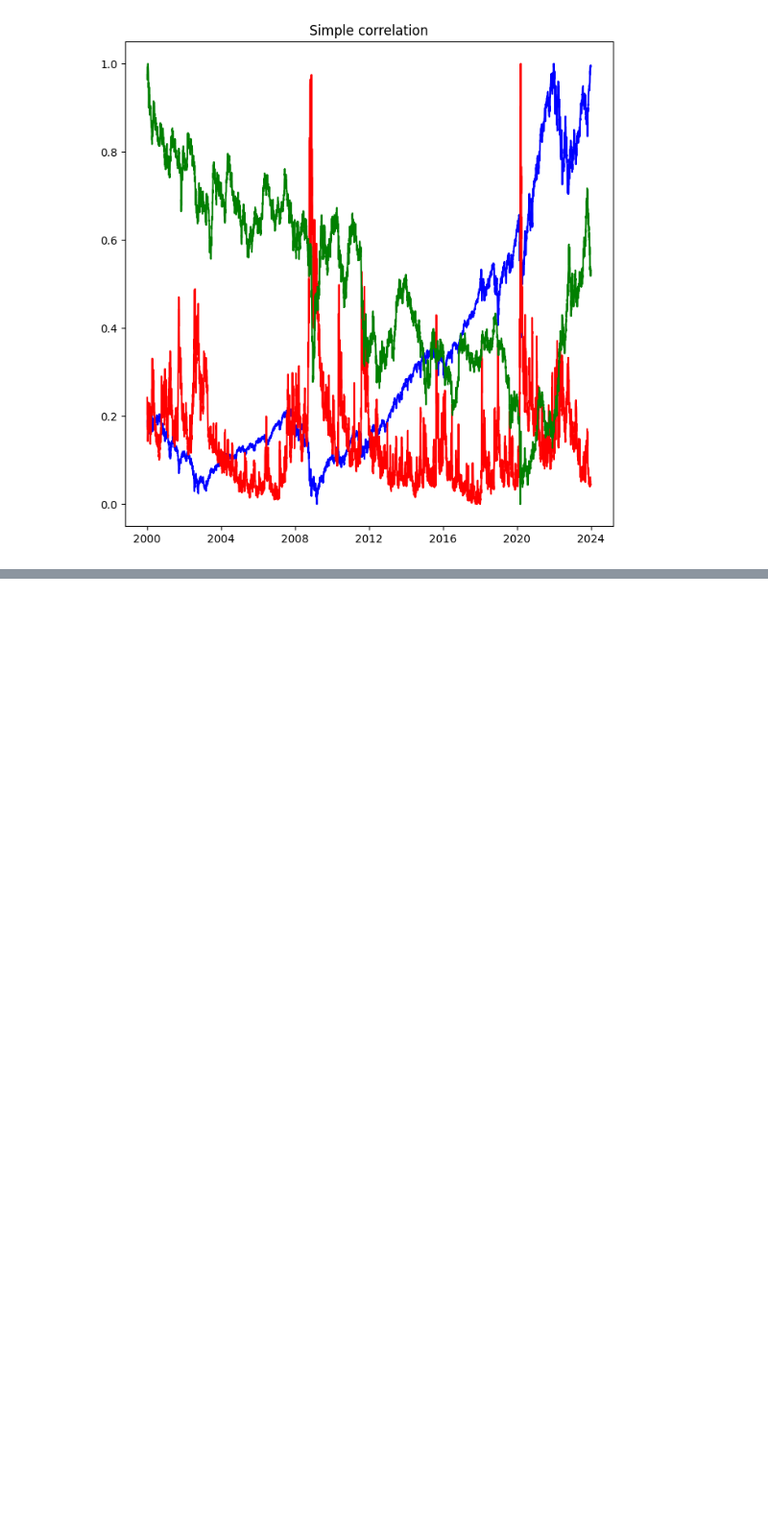
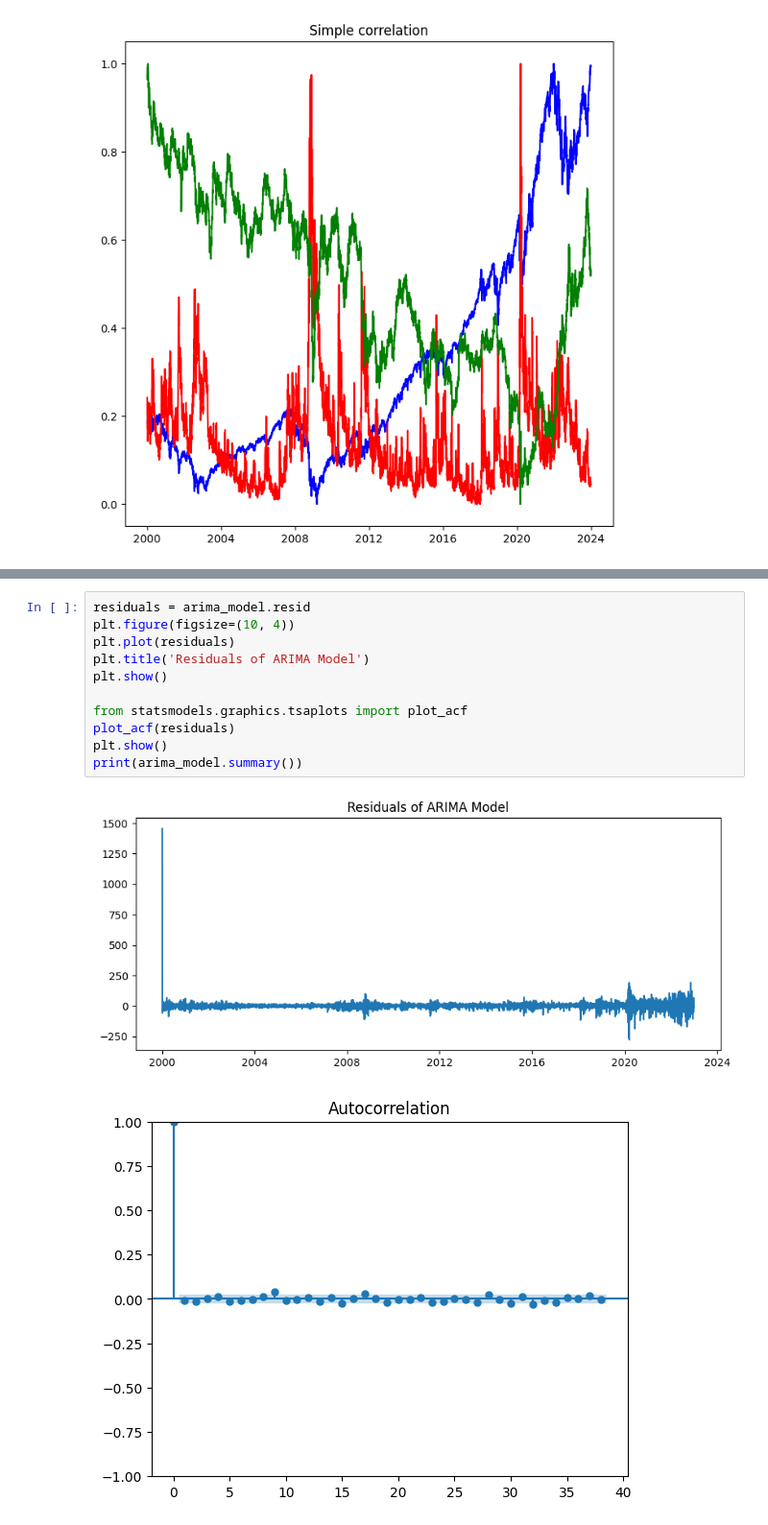
Before and after one commit to eddienubes/datascience-for-ek, a Jupyter notebook: project1/analysis.ipynb, the cells around one changed output, grey strips where cells are left out. Shown at 96% size. Saved outputs shown, nothing was run; the diff lists cells and outputs as text; blank space fills up the shorter version.

```diff
--- a/project1/analysis.ipynb
+++ b/project1/analysis.ipynb
@@ -138,0 +205,14 @@ TypeError: unhashable type: 'numpy.ndarray'
+# %%
+residuals = arima_model.resid
+plt.figure(figsize=(10, 4))
+plt.plot(residuals)
+plt.title('Residuals of ARIMA Model')
+plt.show()
+
+from statsmodels.graphics.tsaplots import plot_acf
+plot_acf(residuals)
+plt.show()
+print(arima_model.summary())
+# %% [output]
+[figure, added]
+[figure, added]
```
Also changed, not shown: parts of 12 cells of this notebook, 2 other files.
